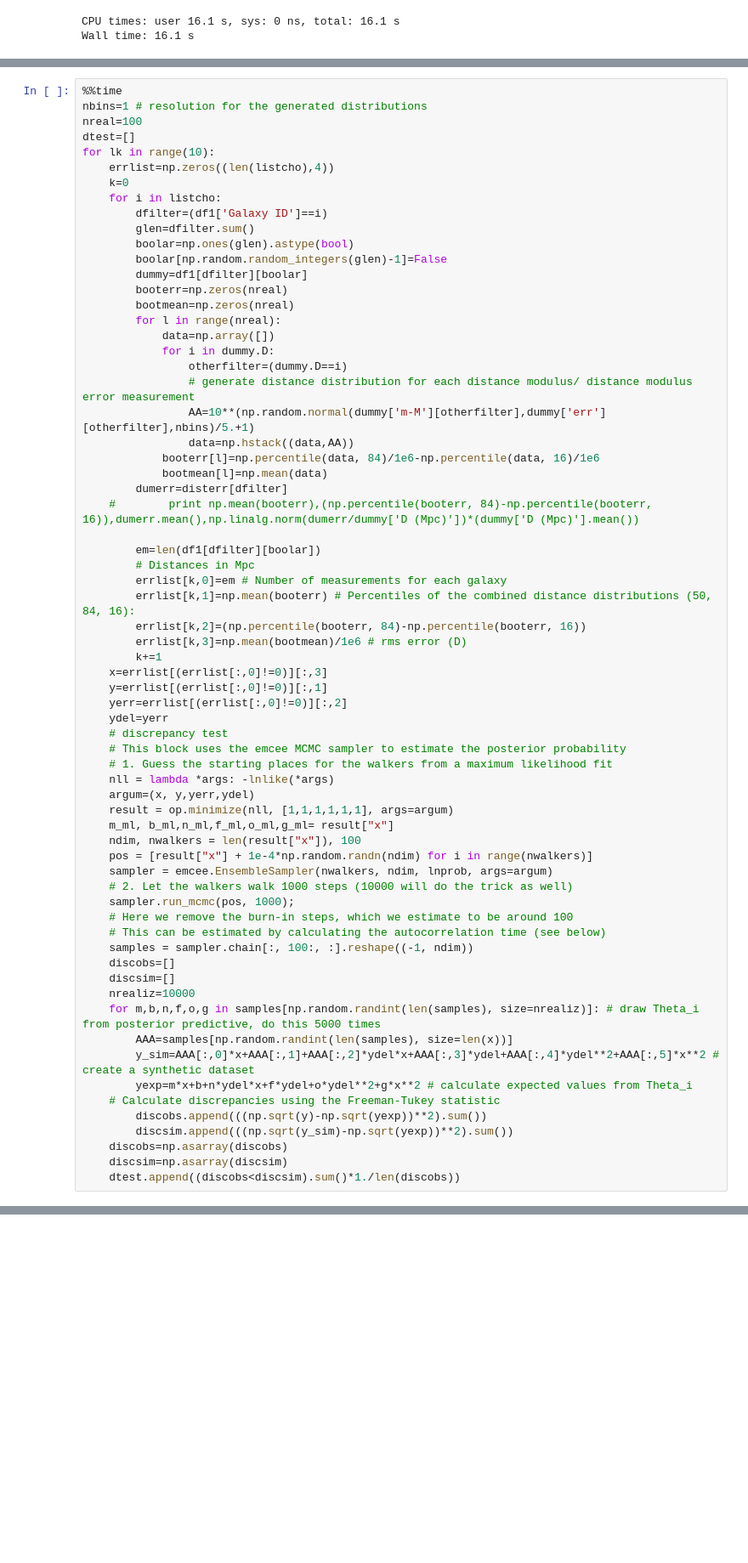
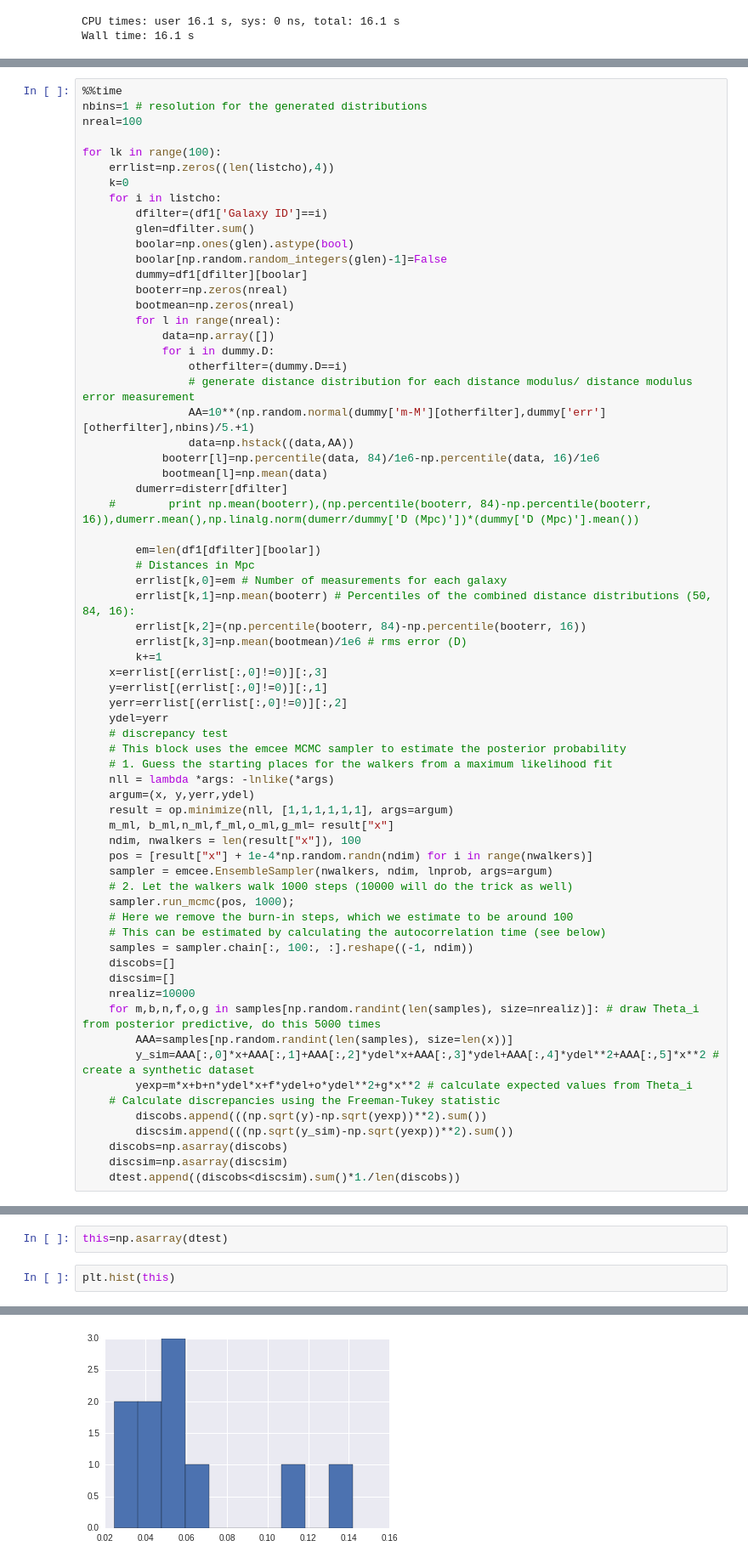
Before and after one commit to saint-germain/anisotropias, a Jupyter notebook: bootstrap predictive test.ipynb, the cells around one changed output, grey strips where cells are left out. Shown at 85% size. Saved outputs shown, nothing was run; the diff lists cells and outputs as text; blank space fills up the shorter version.

```diff
--- a/bootstrap predictive test.ipynb
+++ b/bootstrap predictive test.ipynb
@@ -67,8 +69,8 @@ Wall time: 16.1 s
 %%time
 nbins=1 # resolution for the generated distributions
 nreal=100
-dtest=[]
-for lk in range(10):
+
+for lk in range(100):
     errlist=np.zeros((len(listcho),4))
     k=0
     for i in listcho:
@@ -136,0 +148,5 @@ dtest
+# %%
+this=np.asarray(dtest)
+# %%
+plt.hist(this)
+# %% [output]
@@ -136,0 +157 @@ dtest
+[figure, added]
```
Also changed, not shown: parts of 4 cells of this notebook, 1 other file.
